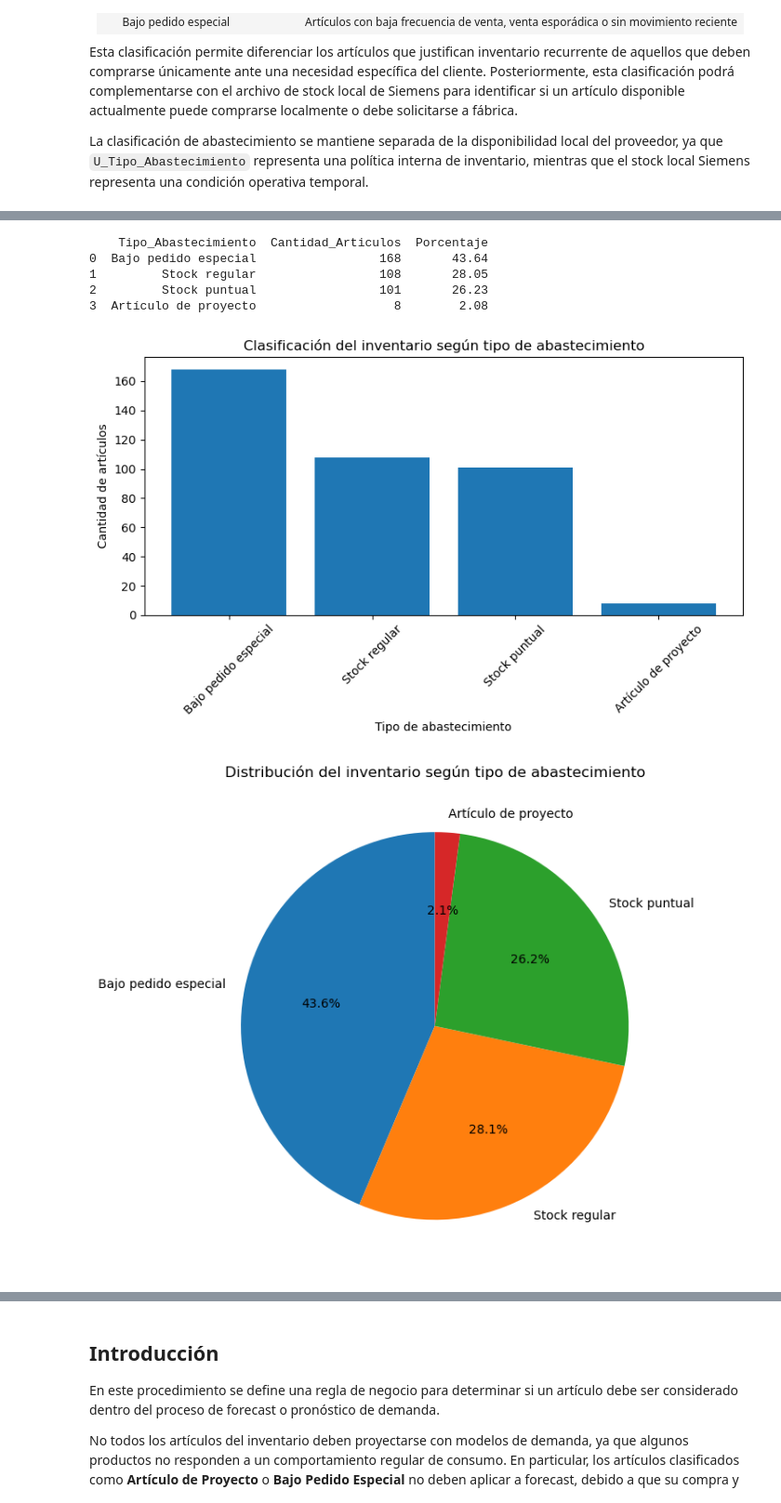
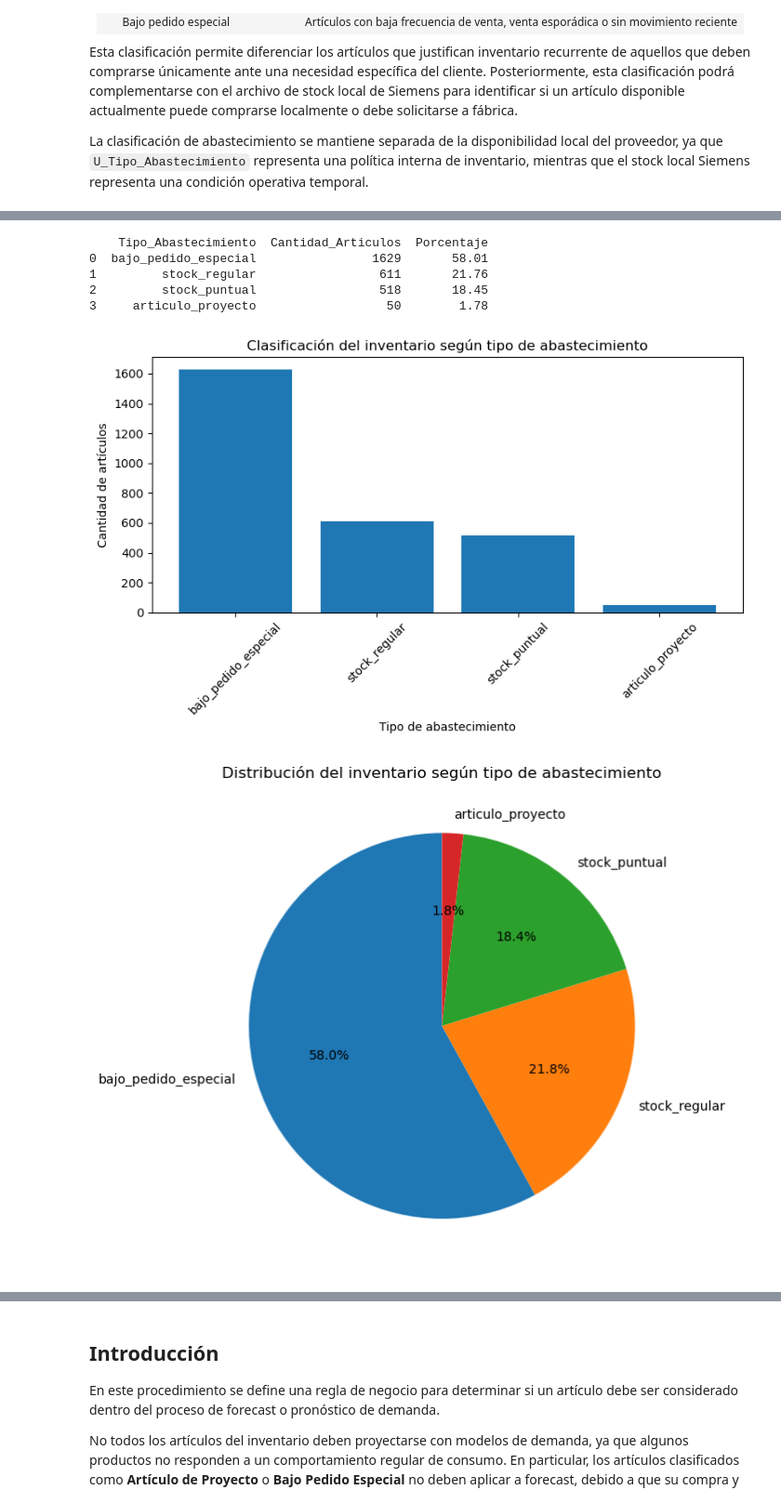
Before and after one commit to choppeb7/Tesis-Master-AI, a Jupyter notebook: Notebook_desarrollo.ipynb, the cells around one changed output, grey strips where cells are left out. Shown at 93% size. Drawn from its saved outputs; the diff is of its cells as text; code cells hidden in the pictures.

Commit message:
integrar fabricantes dinamicos query

```diff
--- a/Notebook_desarrollo.ipynb
+++ b/Notebook_desarrollo.ipynb
@@ -1278,5 +1346,5 @@ ORDER BY
 # %%
-df_OITM_Ventas= pd.read_sql(Query_OITM_Ventas, engine)
+df_OITM_Ventas= pd.read_sql(Query_OITM_Ventas, engine, params=params_fabricantes)
 df_OITM_Ventas.info()
 # %% [output]
 <class 'pandas.DataFrame'>
@@ -1379,13 +1459,13 @@ df_ciclo_vida.head(5)
 # Categoría CI + Subcategoría CI + Tipo CI
 
 columnas_merge = [
-    "Categoría",
-    "Subcategoría",
-    "Tipo"
+    "categoria",
+    "subcategoria",
+    "tipo"
 ]
 
 df_ciclo_vida = df_ciclo_vida[
-    columnas_merge + ["U_Ciclo_Vida"]
+    columnas_merge + ["ciclo_vida"]
 ].drop_duplicates(subset=columnas_merge)
 
 df_ciclo_vida.head(5)
@@ -1401,8 +1481,8 @@ df_ciclo_vida.head(5)
 # EVITAR DUPLICIDAD DE U_Ciclo_Vida
 # ============================================================
 
-if "U_Ciclo_Vida" in df_OITM_Ventas.columns:
-    df_OITM_Ventas = df_OITM_Ventas.drop(columns=["U_Ciclo_Vida"])
+if "ciclo_vida" in df_OITM_Ventas.columns:
+    df_OITM_Ventas = df_OITM_Ventas.drop(columns=["ciclo_vida"])
 # %%
 # ============================================================
 # MERGE FINAL
@@ -1628,41 +1761,50 @@ memory usage: 303.9+ KB
 # ============================================================
 
 # Cantidad de meses con venta mayor a cero
-df_OITM_Ventas["Meses_Con_Venta_24m"] = (df_OITM_Ventas[columnas_cantidad_24m] > 0).sum(axis=1)
+df_OITM_Ventas["meses_con_venta_24m"] = (
+    df_OITM_Ventas[columnas_cantidad_24m] > 0
+).sum(axis=1)
 
-# frecuencia relativa de venta
-df_OITM_Ventas["Frecuencia_Venta_24m_%"] =((df_OITM_Ventas["Meses_Con_Venta_24m"]/len(columnas_cantidad_24m))*100).round(2)
+# Frecuencia relativa de venta
+df_OITM_Ventas["frecuencia_venta_24m_pct"] = (
+    (
+        df_OITM_Ventas["meses_con_venta_24m"] /
+        len(columnas_cantidad_24m)
+    ) * 100
+).round(2)
+
+
 # ============================================================
 # 2. CLASIFICAR TIPO DE ABASTECIMIENTO
 # ============================================================
 
 def clasificar_tipo_abastecimiento(row):
 
-    meses_con_venta = row["Meses_Con_Venta_24m"]
-    venta_estimada = row["Venta_Estimada_24m"]
+    meses_con_venta = row["meses_con_venta_24m"]
+    venta_estimada = row["venta_estimada_24m"]
 
     # 1. Stock regular:
     # Artículos con venta recurrente
     if meses_con_venta >= 6:
-        return "Stock regular"
+        return "stock_regular"
 
     # 2. Stock puntual:
     # Artículos con cierta rotación, pero no suficientemente recurrentes
     elif 3 <= meses_con_venta <= 5:
-        return "Stock puntual"
+        return "stock_puntual"
 
     # 3. Artículo de proyecto:
     # Venta muy puntual, pero económicamente relevante
     elif meses_con_venta <= 2 and venta_estimada >= 1000:
-        return "Artículo de proyecto"
+        return "articulo_proyecto"
 
     # 4. Bajo pedido especial:
     # Venta muy esporádica, bajo impacto económico o sin movimiento reciente
     else:
-        return "Bajo pedido especial"
+        return "bajo_pedido_especial"
 
 
-df_OITM_Ventas["U_Tipo_Abastecimiento"] = df_OITM_Ventas.apply(
+df_OITM_Ventas["tipo_abastecimiento"] = df_OITM_Ventas.apply(
     clasificar_tipo_abastecimiento,
     axis=1
 )
@@ -1744,7 +1902,7 @@ import matplotlib.pyplot as plt
 # RESUMEN DE CLASIFICACIÓN DE ABASTECIMIENTO
 # ============================================
 
-resumen_abastecimiento = df_OITM_Ventas["U_Tipo_Abastecimiento"].value_counts().reset_index()
+resumen_abastecimiento = df_OITM_Ventas["tipo_abastecimiento"].value_counts().reset_index()
 resumen_abastecimiento.columns = ["Tipo_Abastecimiento", "Cantidad_Articulos"]
 
 resumen_abastecimiento["Porcentaje"] = (
@@ -1764,37 +1922,37 @@ plt.figure(figsize=(8, 5))
 plt.bar(
     resumen_abastecimiento["Tipo_Abastecimiento"],
     resumen_abastecimiento["Cantidad_Articulos"]
 )
 
 plt.title("Clasificación del inventario según tipo de abastecimiento")
 plt.xlabel("Tipo de abastecimiento")
 plt.ylabel("Cantidad de artículos")
 plt.xticks(rotation=45)
 plt.tight_layout()
 plt.show()
 
 # ============================================
 # DIAGRAMA DE PASTEL
 # ============================================
 
 plt.figure(figsize=(7, 7))
 
 plt.pie(
     resumen_abastecimiento["Cantidad_Articulos"],
     labels=resumen_abastecimiento["Tipo_Abastecimiento"],
     autopct="%1.1f%%",
     startangle=90
 )
 
 plt.title("Distribución del inventario según tipo de abastecimiento")
 plt.tight_layout()
 plt.show()
 # %% [output]
     Tipo_Abastecimiento  Cantidad_Articulos  Porcentaje
-0  Bajo pedido especial                 168       43.64
-1         Stock regular                 108       28.05
-2         Stock puntual                 101       26.23
-3  Artículo de proyecto                   8        2.08
+0  bajo_pedido_especial                1629       58.01
+1         stock_regular                 611       21.76
+2         stock_puntual                 518       18.45
+3     articulo_proyecto                  50        1.78
-[figure, old version]
+[figure, new version]
-[figure, old version]
+[figure, new version]
 # %%
```
Also changed, not shown: parts of 41 cells of this notebook, 3 other files.
